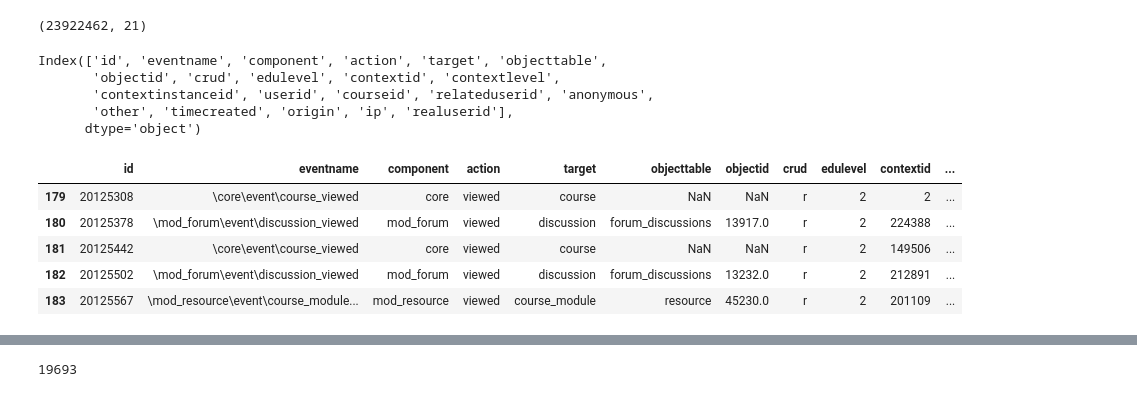
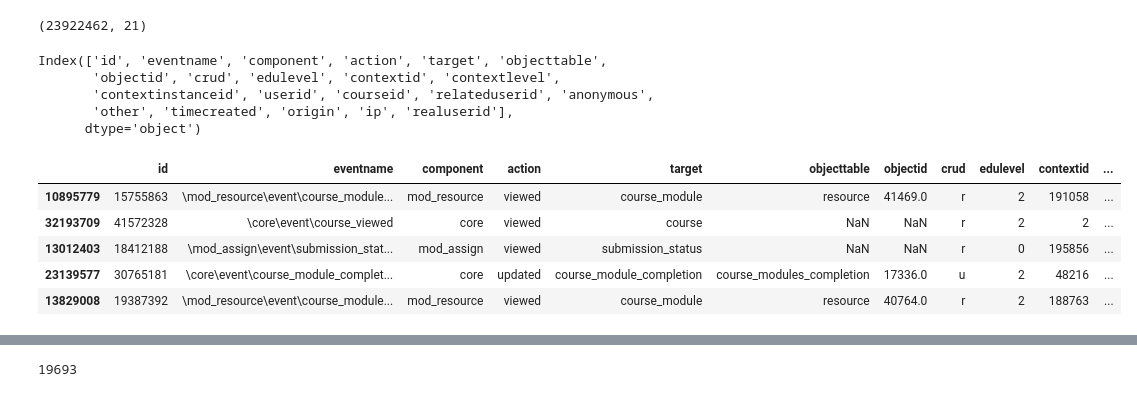
Before and after one commit to avetroque/Spectrum_data, a Jupyter notebook: publish_data_prepare.ipynb, the cells around one changed output, grey strips where cells are left out. Saved outputs shown, nothing was run; the diff lists cells and outputs as text; code cells hidden in the pictures.

```diff
--- a/publish_data_prepare.ipynb
+++ b/publish_data_prepare.ipynb
@@ -22,16 +22,16 @@ print(student_log.shape)
 (23922462, 21)
 # %%
 print(student_log.columns)
-student_log.head()
+student_log.sample(5)
 # %% [output]
 Index(['id', 'eventname', 'component', 'action', 'target', 'objecttable',
        'objectid', 'crud', 'edulevel', 'contextid', 'contextlevel',
        'contextinstanceid', 'userid', 'courseid', 'relateduserid', 'anonymous',
        'other', 'timecreated', 'origin', 'ip', 'realuserid'],
       dtype='object')
 |  | id | eventname | component | action | target | objecttable | objectid | crud | edulevel | contextid | ... |
-| 179 | 20125308 | \core\event\course_viewed | core | viewed | course | NaN | NaN | r | 2 | 2 | ... |
-| 180 | 20125378 | \mod_forum\event\discussion_viewed | mod_forum | viewed | discussion | forum_discussions | 13917.0 | r | 2 | 224388 | ... |
-| 181 | 20125442 | \core\event\course_viewed | core | viewed | course | NaN | NaN | r | 2 | 149506 | ... |
-| 182 | 20125502 | \mod_forum\event\discussion_viewed | mod_forum | viewed | discussion | forum_discussions | 13232.0 | r | 2 | 212891 | ... |
-| 183 | 20125567 | \mod_resource\event\course_module... | mod_resource | viewed | course_module | resource | 45230.0 | r | 2 | 201109 | ... |
+| 10895779 | 15755863 | \mod_resource\event\course_module... | mod_resource | viewed | course_module | resource | 41469.0 | r | 2 | 191058 | ... |
+| 32193709 | 41572328 | \core\event\course_viewed | core | viewed | course | NaN | NaN | r | 2 | 2 | ... |
+| 13012403 | 18412188 | \mod_assign\event\submission_stat... | mod_assign | viewed | submission_status | NaN | NaN | r | 0 | 195856 | ... |
+| 23139577 | 30765181 | \core\event\course_module_complet... | core | updated | course_module_completion | course_modules_completion | 17336.0 | u | 2 | 48216 | ... |
+| 13829008 | 19387392 | \mod_resource\event\course_module... | mod_resource | viewed | course_module | resource | 40764.0 | r | 2 | 188763 | ... |
```
Also changed, not shown: parts of 14 cells of this notebook.
